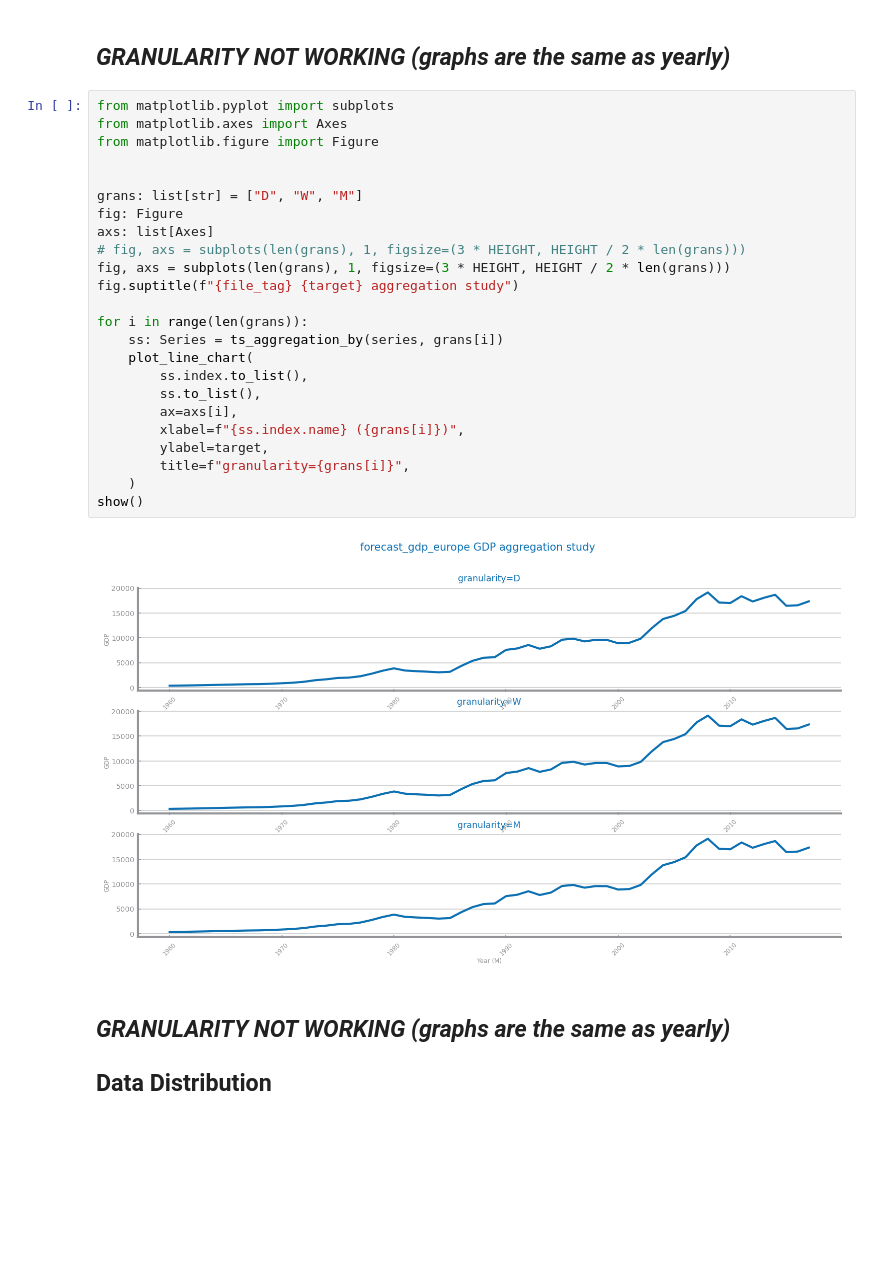
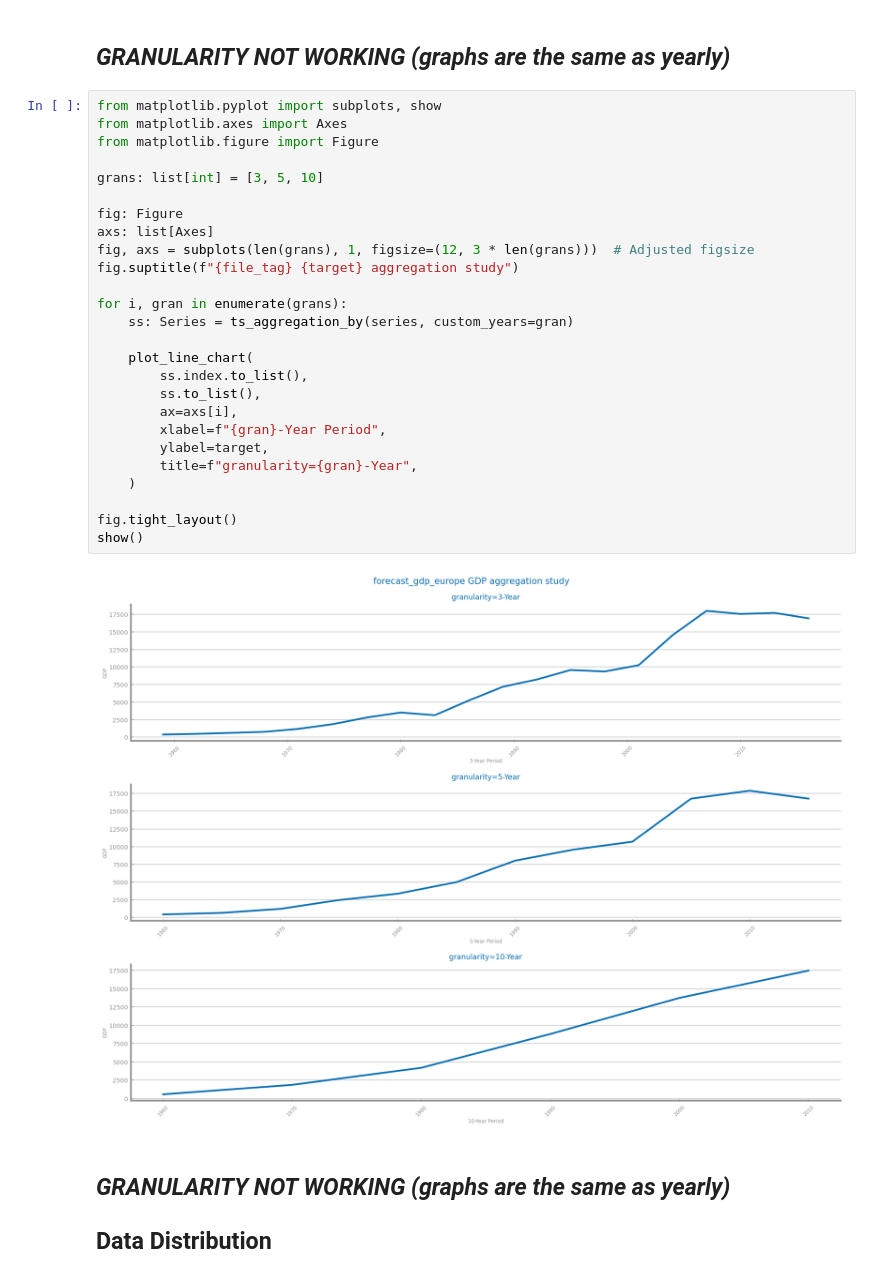
Before and after one commit to Moraisgit/data_science_project, a Jupyter notebook: src/set2_F_data_profiling.ipynb, the cells around one changed output. Cells and saved outputs as stored; diff of their text form; blank space fills up the shorter version.

Commit message:
granularity fixed

```diff
--- a/src/set2_F_data_profiling.ipynb
+++ b/src/set2_F_data_profiling.ipynb
@@ -160,31 +173,33 @@ plot_line_chart(
 # %% [markdown]
 ## *GRANULARITY NOT WORKING (graphs are the same as yearly)*
 # %%
-from matplotlib.pyplot import subplots
+from matplotlib.pyplot import subplots, show
 from matplotlib.axes import Axes
 from matplotlib.figure import Figure
 
+grans: list[int] = [3, 5, 10]
 
-grans: list[str] = ["D", "W", "M"]
 fig: Figure
 axs: list[Axes]
-# fig, axs = subplots(len(grans), 1, figsize=(3 * HEIGHT, HEIGHT / 2 * len(grans)))
-fig, axs = subplots(len(grans), 1, figsize=(3 * HEIGHT, HEIGHT / 2 * len(grans)))
+fig, axs = subplots(len(grans), 1, figsize=(12, 3 * len(grans)))  # Adjusted figsize
 fig.suptitle(f"{file_tag} {target} aggregation study")
 
-for i in range(len(grans)):
-    ss: Series = ts_aggregation_by(series, grans[i])
+for i, gran in enumerate(grans):
+    ss: Series = ts_aggregation_by(series, custom_years=gran)
+
     plot_line_chart(
         ss.index.to_list(),
         ss.to_list(),
         ax=axs[i],
-        xlabel=f"{ss.index.name} ({grans[i]})",
+        xlabel=f"{gran}-Year Period",
         ylabel=target,
-        title=f"granularity={grans[i]}",
+        title=f"granularity={gran}-Year",
     )
+
+fig.tight_layout()
 show()
 # %% [output]
-[figure, old version]
+[figure, new version]
 # %% [markdown]
 ## *GRANULARITY NOT WORKING (graphs are the same as yearly)*
 ## **Data Distribution**
```
Also changed, not shown: parts of 10 cells of this notebook.
